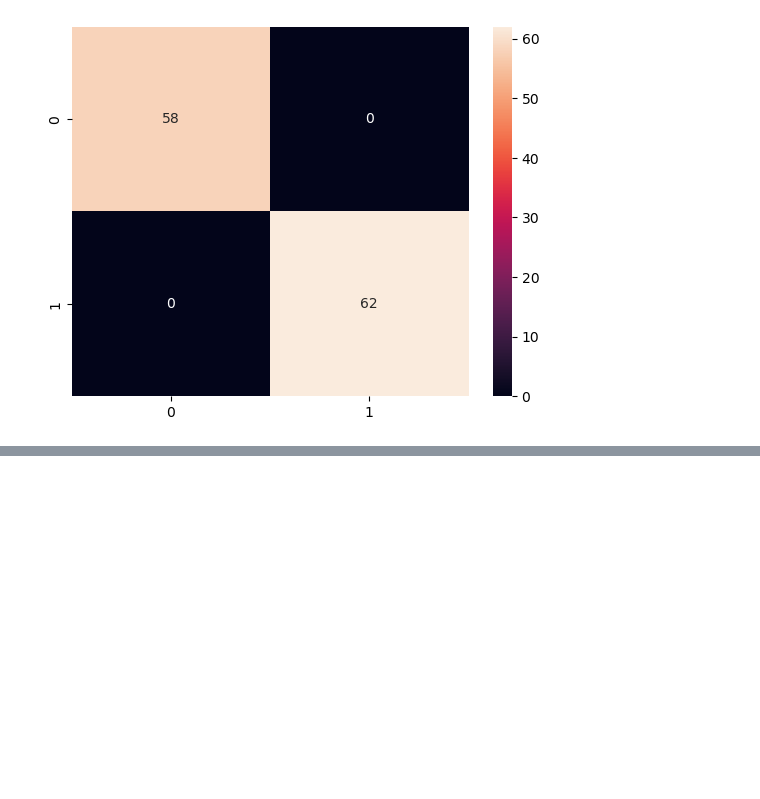
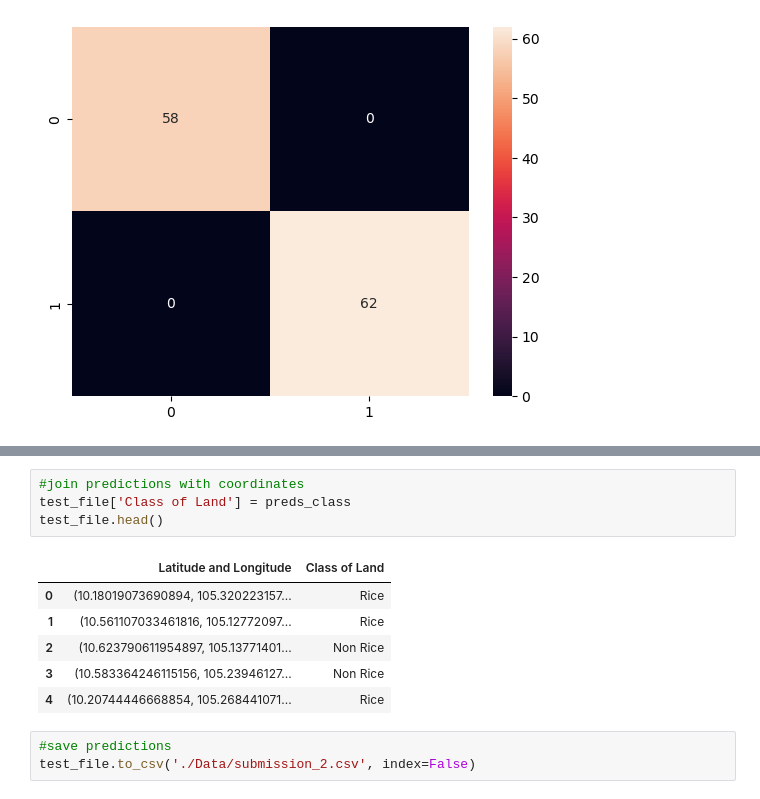
Before and after one commit to Martoto/EY-Open-Science-Data-Challenge, a Jupyter notebook: Get_Data.ipynb, the cells around one changed output, grey strips where cells are left out. Cells and saved outputs as stored; diff of their text form; blank space fills up the shorter version.

```diff
--- a/Get_Data.ipynb
+++ b/Get_Data.ipynb
@@ -291,0 +397,14 @@ model.save_model('PlanetaryComputerExamples/OpenDataChallenge/Data/Models/catboo
+# %%
+#join predictions with coordinates
+test_file['Class of Land'] = preds_class
+test_file.head()
+# %% [output]
+|  | Latitude and Longitude | Class of Land |
+| 0 | (10.18019073690894, 105.320223157... | Rice |
+| 1 | (10.561107033461816, 105.12772097... | Rice |
+| 2 | (10.623790611954897, 105.13771401... | Non Rice |
+| 3 | (10.583364246115156, 105.23946127... | Non Rice |
+| 4 | (10.20744446668854, 105.268441071... | Rice |
+# %%
+#save predictions
+test_file.to_csv('./Data/submission_2.csv', index=False)
```
Also changed, not shown: parts of 20 cells of this notebook, 1 other file.
